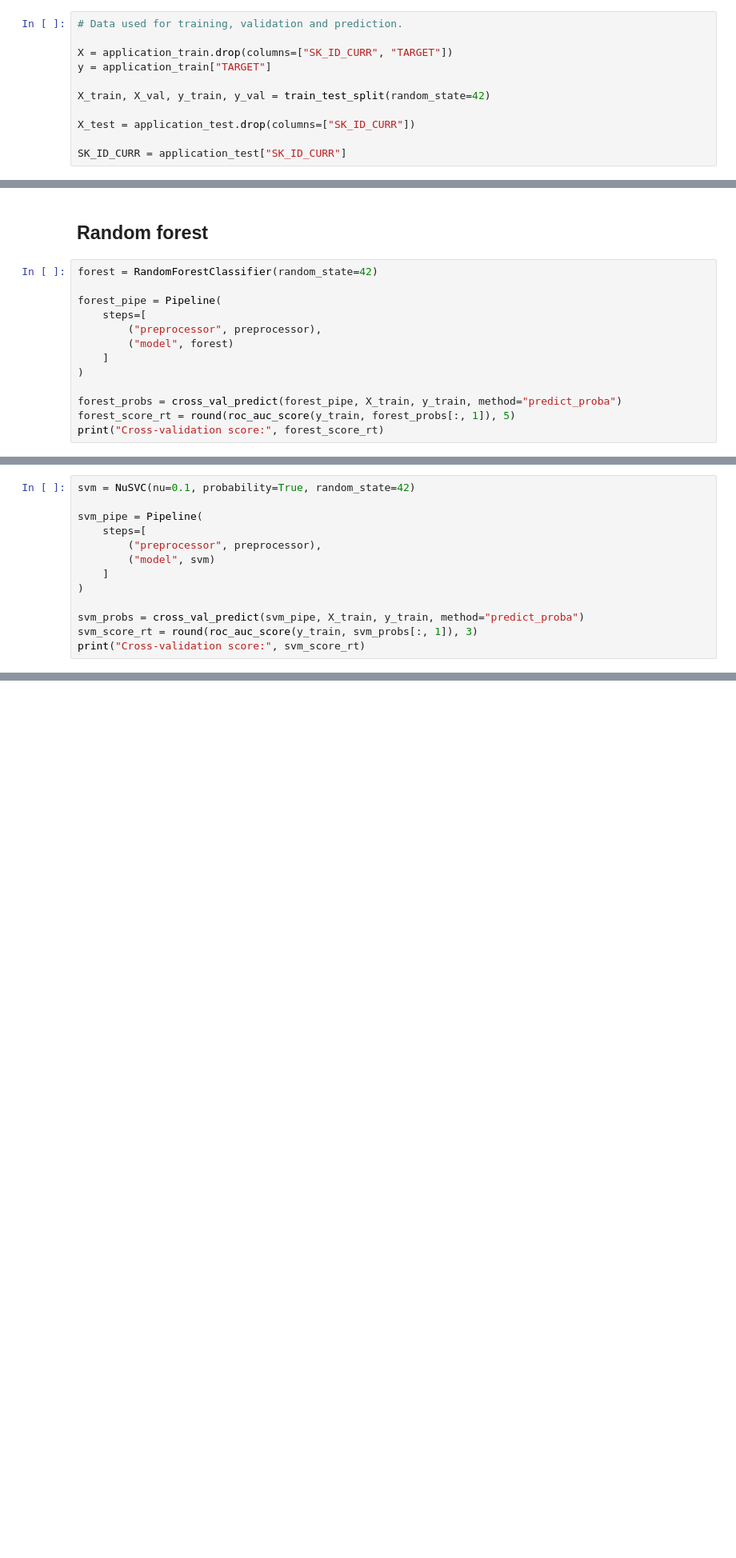
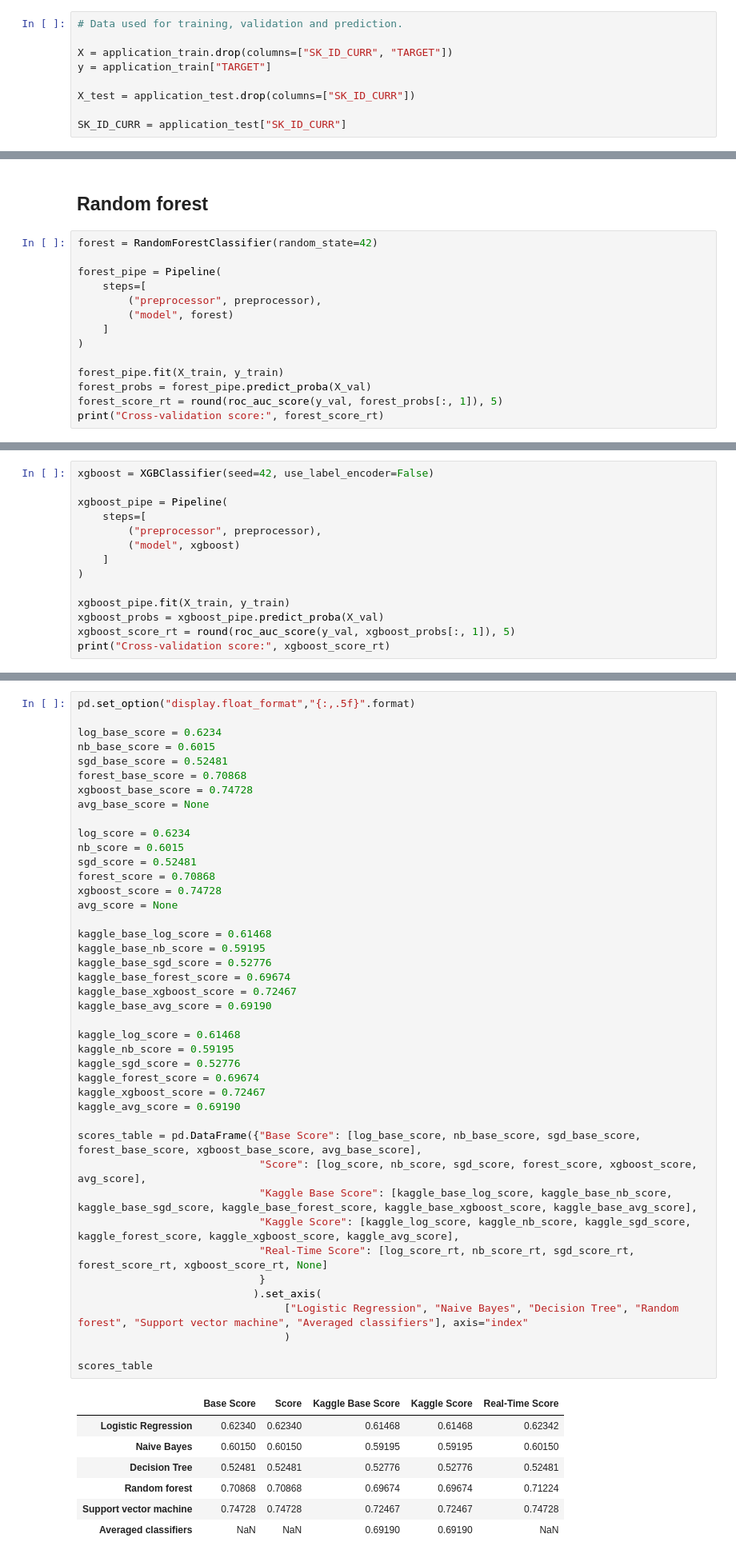
Before and after one commit to Gedas-LT/kaggle-home-credit, a Jupyter notebook: notebook.ipynb, the cells around one changed output, grey strips where cells are left out. Shown at 80% size. Drawn from its saved outputs; the diff is of its cells as text; blank space fills up the shorter version.

Commit message:
Almost all initial models

```diff
--- a/notebook.ipynb
+++ b/notebook.ipynb
@@ -440,8 +441,6 @@ It seems that in this case the imbalance of classes problem is not so big proble
 X = application_train.drop(columns=["SK_ID_CURR", "TARGET"])
 y = application_train["TARGET"]
 
-X_train, X_val, y_train, y_val = train_test_split(random_state=42)
-
 X_test = application_test.drop(columns=["SK_ID_CURR"])
 
 SK_ID_CURR = application_test["SK_ID_CURR"]
@@ -527,7 +549,8 @@ forest_pipe = Pipeline(
     ]
 )
 
-forest_probs = cross_val_predict(forest_pipe, X_train, y_train, method="predict_proba")
-forest_score_rt = round(roc_auc_score(y_train, forest_probs[:, 1]), 5)
+forest_pipe.fit(X_train, y_train)
+forest_probs = forest_pipe.predict_proba(X_val)
+forest_score_rt = round(roc_auc_score(y_val, forest_probs[:, 1]), 5)
 print("Cross-validation score:", forest_score_rt)
 # %% [output]
@@ -537,13 +568,14 @@ Cross-validation score: 0.711
 # %%
-svm = NuSVC(nu=0.1, probability=True, random_state=42)
+xgboost = XGBClassifier(seed=42, use_label_encoder=False)
 
-svm_pipe = Pipeline(
+xgboost_pipe = Pipeline(
     steps=[
         ("preprocessor", preprocessor),
-        ("model", svm)
+        ("model", xgboost)
     ]
 )
 
-svm_probs = cross_val_predict(svm_pipe, X_train, y_train, method="predict_proba")
-svm_score_rt = round(roc_auc_score(y_train, svm_probs[:, 1]), 3)
-print("Cross-validation score:", svm_score_rt)
+xgboost_pipe.fit(X_train, y_train)
+xgboost_probs = xgboost_pipe.predict_proba(X_val)
+xgboost_score_rt = round(roc_auc_score(y_val, xgboost_probs[:, 1]), 5)
+print("Cross-validation score:", xgboost_score_rt)
@@ -549,0 +605,50 @@ print("Cross-validation score:", svm_score_rt)
+# %%
+pd.set_option("display.float_format","{:,.5f}".format)
+
+log_base_score = 0.6234
+nb_base_score = 0.6015
+sgd_base_score = 0.52481
+forest_base_score = 0.70868
+xgboost_base_score = 0.74728
+avg_base_score = None
+
+log_score = 0.6234
+nb_score = 0.6015
+sgd_score = 0.52481
+forest_score = 0.70868
+xgboost_score = 0.74728
+avg_score = None
+
+kaggle_base_log_score = 0.61468
+kaggle_base_nb_score = 0.59195
+kaggle_base_sgd_score = 0.52776
+kaggle_base_forest_score = 0.69674
+kaggle_base_xgboost_score = 0.72467
+kaggle_base_avg_score = 0.69190
+
+kaggle_log_score = 0.61468
+kaggle_nb_score = 0.59195
+kaggle_sgd_score = 0.52776
+kaggle_forest_score = 0.69674
+kaggle_xgboost_score = 0.72467
+kaggle_avg_score = 0.69190
+
+scores_table = pd.DataFrame({"Base Score": [log_base_score, nb_base_score, sgd_base_score, forest_base_score, xgboost_base_score, avg_base_score],
+                             "Score": [log_score, nb_score, sgd_score, forest_score, xgboost_score, avg_score],
+                             "Kaggle Base Score": [kaggle_base_log_score, kaggle_base_nb_score, kaggle_base_sgd_score, kaggle_base_forest_score, kaggle_base_xgboost_score, kaggle_base_avg_score],
+                             "Kaggle Score": [kaggle_log_score, kaggle_nb_score, kaggle_sgd_score, kaggle_forest_score, kaggle_xgboost_score, kaggle_avg_score],
+                             "Real-Time Score": [log_score_rt, nb_score_rt, sgd_score_rt, forest_score_rt, xgboost_score_rt, None]
+                             }
+                            ).set_axis(
+                                 ["Logistic Regression", "Naive Bayes", "Decision Tree", "Random forest", "Support vector machine", "Averaged classifiers"], axis="index"
+                                 )
+
+scores_table
+# %% [output]
+|  | Base Score | Score | Kaggle Base Score | Kaggle Score | Real-Time Score |
+| Logistic Regression | 0.62340 | 0.62340 | 0.61468 | 0.61468 | 0.62342 |
+| Naive Bayes | 0.60150 | 0.60150 | 0.59195 | 0.59195 | 0.60150 |
+| Decision Tree | 0.52481 | 0.52481 | 0.52776 | 0.52776 | 0.52481 |
+| Random forest | 0.70868 | 0.70868 | 0.69674 | 0.69674 | 0.71224 |
+| Support vector machine | 0.74728 | 0.74728 | 0.72467 | 0.72467 | 0.74728 |
+| Averaged classifiers | NaN | NaN | 0.69190 | 0.69190 | NaN |
```
Also changed, not shown: parts of 19 cells of this notebook, 1 other file.
